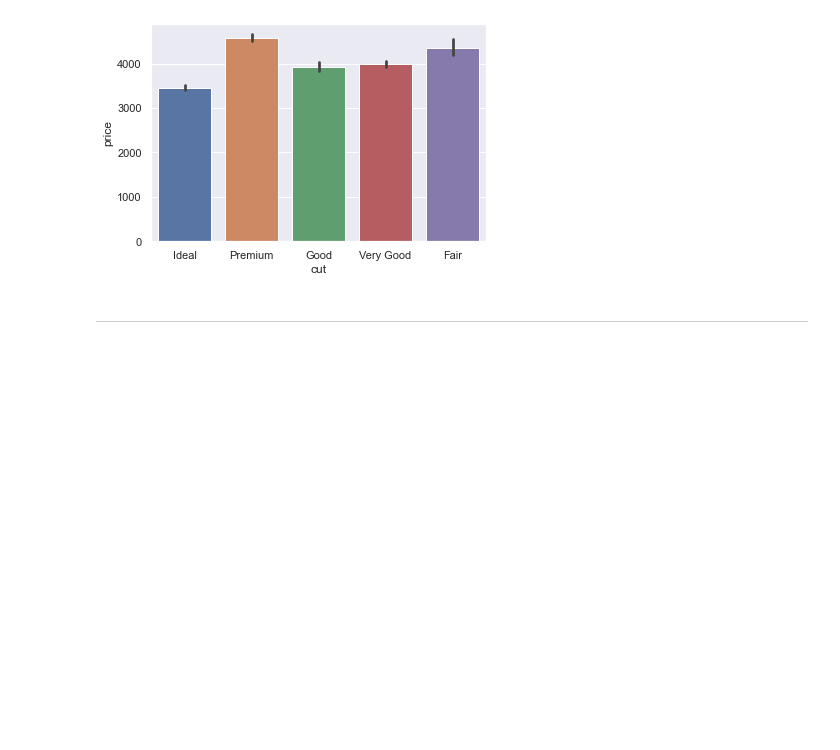
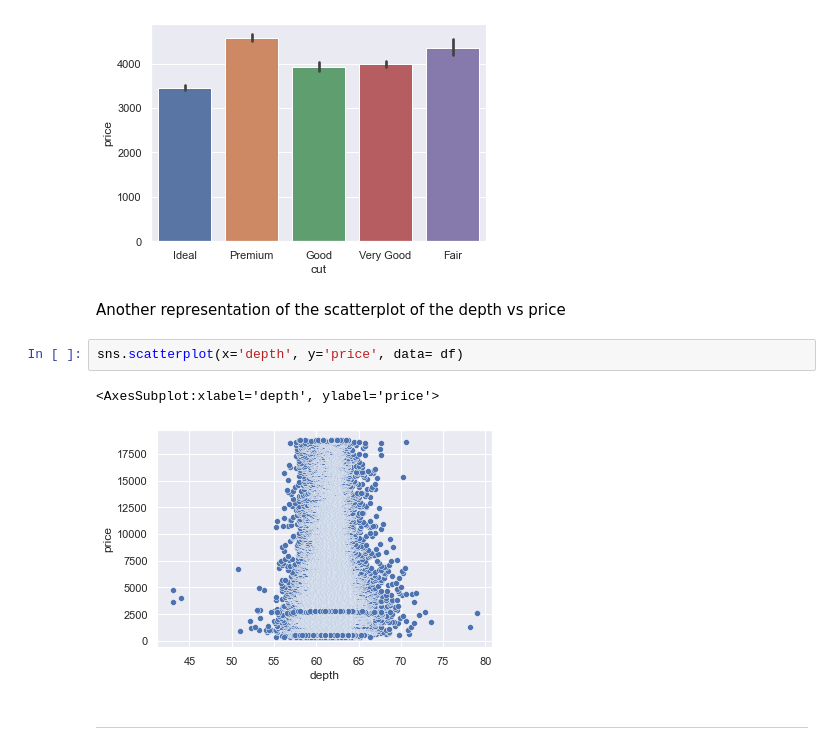
Before and after one commit to ritizzzz/math-phase1, a Jupyter notebook: phase1.ipynb, the cells around one changed output. Drawn from its saved outputs; the diff is of its cells as text; blank space fills up the shorter version.

Commit message:
scatter down

```diff
--- a/phase1.ipynb
+++ b/phase1.ipynb
@@ -305,6 +305,13 @@ sns.barplot(x='cut', y='price', data = df)
 # %% [output]
 <AxesSubplot:xlabel='cut', ylabel='price'>
 [figure]
+# %% [markdown]
+Another representation of the scatterplot of the depth vs price
+# %%
+sns.scatterplot(x='depth', y='price', data= df)
+# %% [output]
+<AxesSubplot:xlabel='depth', ylabel='price'>
+[figure, added]
 # %% [markdown]
 <hr>
 # %%
```
Also changed, not shown: parts of 2 cells of this notebook.
